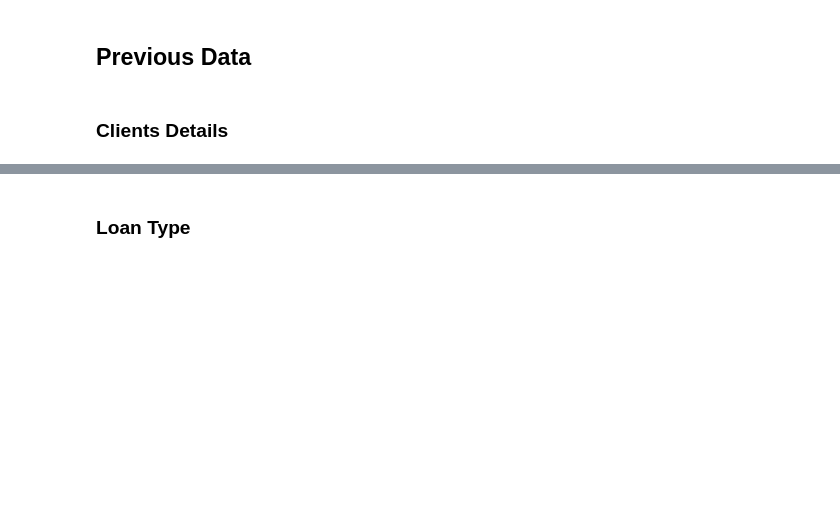
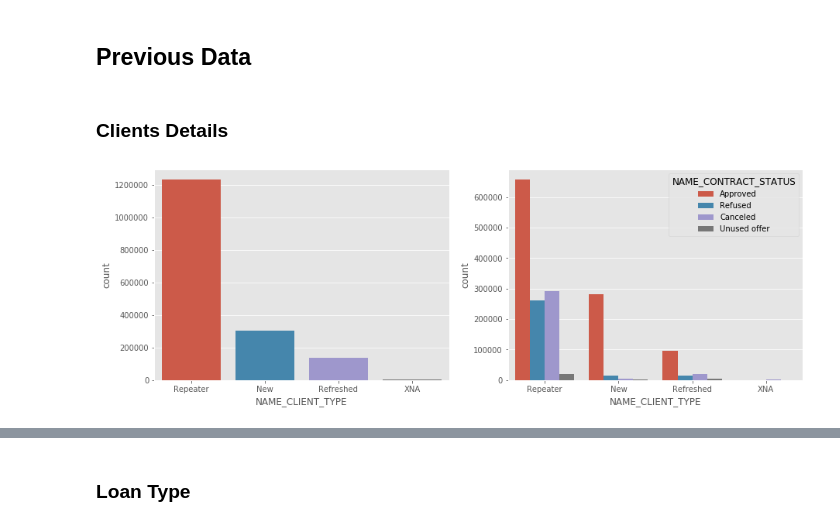
Before and after one commit to sunny0103/personal_project_kaggle, a Jupyter notebook: bank_loan/bank Loan EDA.ipynb, the cells around one changed output, grey strips where cells are left out. Drawn from its saved outputs; the diff is of its cells as text; code cells hidden in the pictures; blank space fills up the shorter version.

```diff
--- a/bank_loan/bank Loan EDA.ipynb
+++ b/bank_loan/bank Loan EDA.ipynb
@@ -688,3 +688,12 @@ plt.show()
 ## Previous Data
 # %% [markdown]
 ### Clients Details
+# %%
+plt.figure(figsize=(15,5))
+plt.subplot(121)
+sns.countplot(data=previousDF,x='NAME_CLIENT_TYPE')
+plt.subplot(122)
+sns.countplot(data=previousDF,x='NAME_CLIENT_TYPE',hue='NAME_CONTRACT_STATUS')
+plt.show()
+# %% [output]
+[figure, added]
```
Also changed, not shown: parts of 6 cells of this notebook.
